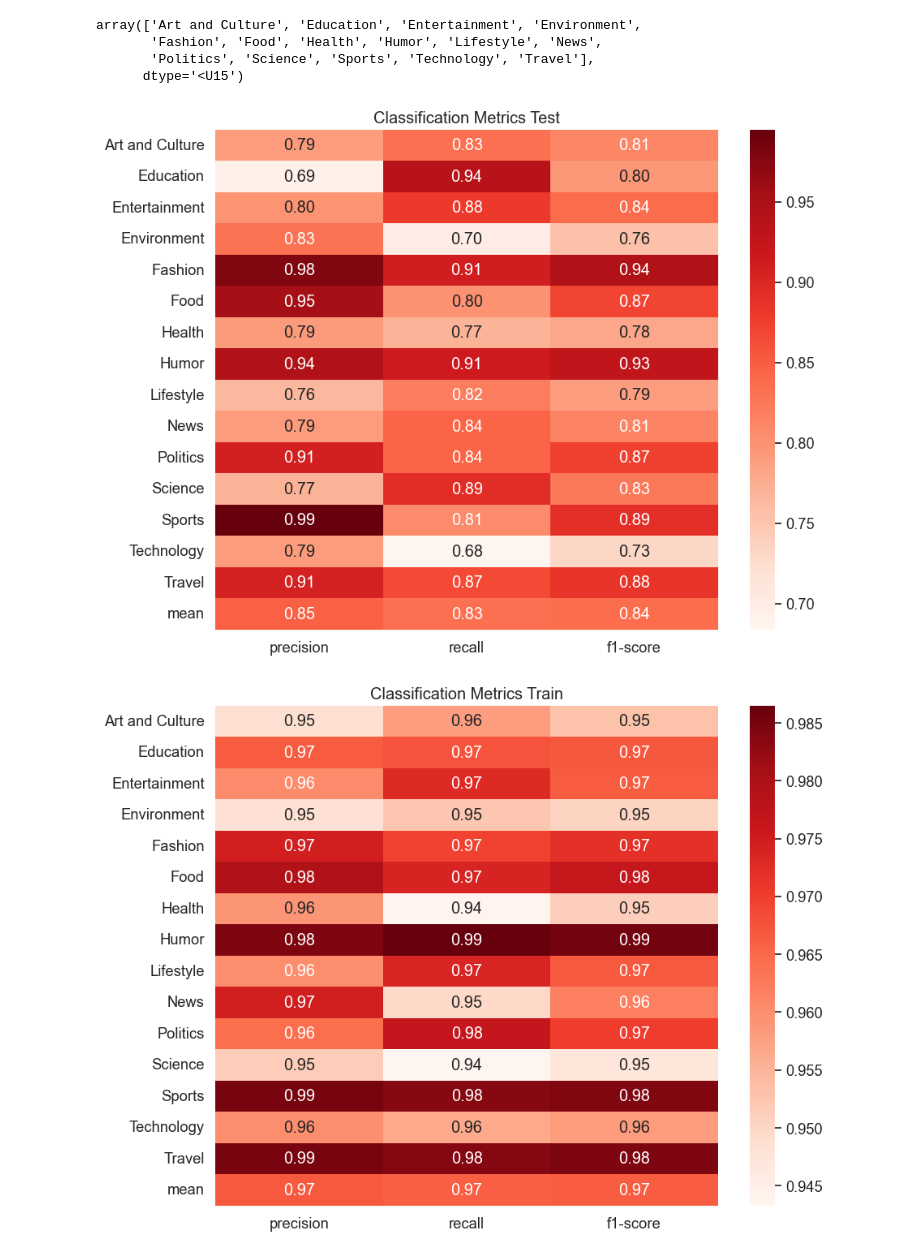
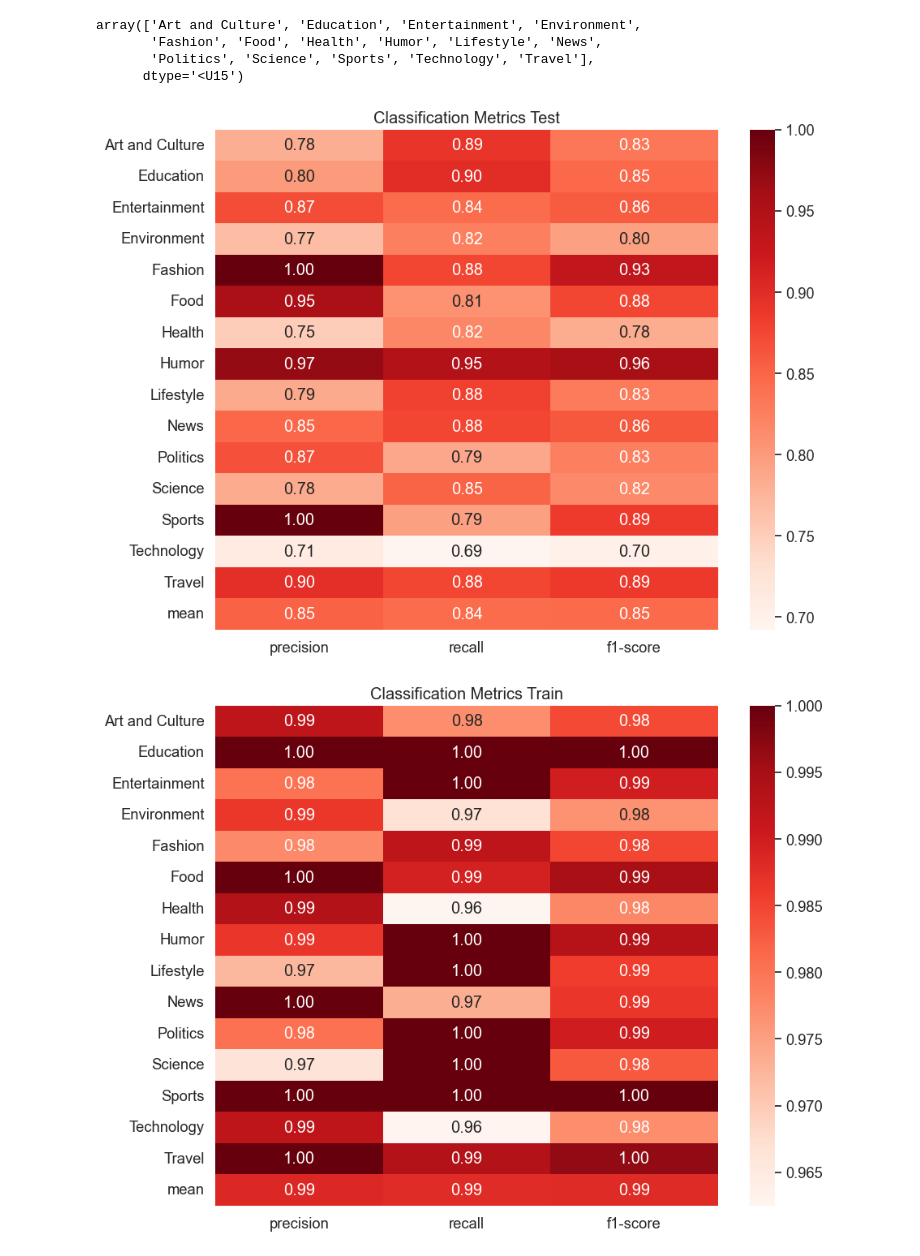
Before and after one commit to kirito-night/REDS, a Jupyter notebook: word2vecMLP.ipynb, the cells around one changed output. Saved outputs shown, nothing was run; the diff lists cells and outputs as text; code cells hidden in the pictures.

Commit message:
corriger cross validation

```diff
--- a/word2vecMLP.ipynb
+++ b/word2vecMLP.ipynb
@@ -252,9 +217,12 @@ def cross_validation(epochs, MLP,X, y, k=5, lr = 0.001,hidden_size=32, input_siz
     train_precisions = []
     test_precisions = []
     i = 0
-    kf = KFold(n_splits=k, shuffle=True)
+    kf = KFold(n_splits=k, shuffle=True, random_state=42)
 
-    models = []
+    model = MLP(input_size, hidden_size, 15)
+    criteria = nn.CrossEntropyLoss()
+    optimizer = torch.optim.Adam(model.parameters(), lr=lr)
+
     for train_index, test_index in kf.split(X):
         print(f'Fold {i+1}')
         i += 1
@@ -266,17 +234,10 @@ def cross_validation(epochs, MLP,X, y, k=5, lr = 0.001,hidden_size=32, input_siz
         test_loader = torch.utils.data.DataLoader(test_dataset, batch_size=batch_size, shuffle=True)
 
         # Initialize MLP with the correct number of output classes
-
-        model = MLP(input_size, hidden_size, 15)
-        criteria = nn.CrossEntropyLoss()
-        optimizer = torch.optim.Adam(model.parameters(), lr=lr)
-
-
         train_loss, test_loss, train_precision, test_precision = train(epochs, train_loader, test_loader, model, criteria, optimizer)
-        models.append(model)
 
         train_losses.append(train_loss)
         test_losses.append(test_loss)
         train_precisions.append(train_precision)
         test_precisions.append(test_precision)
-    return train_losses, test_losses, train_precisions, test_precisions, models
+    return train_losses, test_losses, train_precisions, test_precisions, model
@@ -291,7 +244,7 @@ X[:-5,:].shape
 # %%
 
 
-train_losses, test_losses, train_precisions, test_precisions, models = cross_validation(200, MLP,X, y, k=6, lr = 0.0003,hidden_size=32, input_size=vector_size,batch_size=32)
+train_losses, test_losses, train_precisions, test_precisions, model = cross_validation(200, MLP,X, y, k=6, lr = 0.0003,hidden_size=32, input_size=vector_size,batch_size=32)
 
 plt.figure()
 affichage(train_losses, test_losses, train_precisions, test_precisions)
@@ -318,9 +271,6 @@ Epoch 200: train loss: 0.054301288012753836, train precision: 0.9863636493682861
 # %%
 # calculate accuracy
 from sklearn.metrics import accuracy_score
-precision = 0.0
-for model in models:
-    precision += accuracy_score(y, model(torch.Tensor(X)).argmax(dim=1).numpy())
-precision /= len(models)
+precision = accuracy_score(y, model(torch.Tensor(X)).argmax(dim=1).numpy())
 print(f'Precision: {precision}')
 # %% [output]
@@ -328,9 +278,6 @@ Precision: 0.9661558109833971
 # %%
 # calculate accuracy
 from sklearn.metrics import accuracy_score
-precision = 0.0
-for model in models:
-    precision += accuracy_score(y_test, model(torch.Tensor(X_test)).argmax(dim=1).numpy())
-precision /= len(models)
+precision = accuracy_score(y_test, model(torch.Tensor(X_test)).argmax(dim=1).numpy())
 print(f'Precision: {precision}')
 # %% [output]
@@ -444,15 +387,12 @@ precision = np.zeros(15)
 recall = np.zeros(15)
 f1 = np.zeros(15)
 
-for mlp in models:
-    res = precision_recall_fscore_support(y_test, mlp(torch.tensor(X_test).float()).argmax(dim=1).numpy())
-    precision += res[0]
-    recall += res[1]
-    f1 += res[2]
 
-precision /= 6.
-recall /= 6.
-f1 /= 6.
+res = precision_recall_fscore_support(y_test, model(torch.tensor(X_test).float()).argmax(dim=1).numpy())
+precision += res[0]
+recall += res[1]
+f1 += res[2]
+
 
 precision_mean = precision.mean()
 recall_mean = recall.mean()
@@ -479,7 +419,7 @@ plt.title('Classification Metrics Test')
 plt.savefig("image/MLP Metrics")
 plt.show()
 # %% [output]
-[figure, old version]
+[figure, new version]
 # %%
 import matplotlib.pyplot as plt
 import seaborn as sns
@@ -491,39 +431,35 @@ precision = np.zeros(15)
 recall = np.zeros(15)
 f1 = np.zeros(15)
 
-for mlp in models:
-    res = precision_recall_fscore_support(y, mlp(torch.tensor(X).float()).argmax(dim=1).numpy())
-    precision += res[0]
-    recall += res[1]
-    f1 += res[2]
+res = precision_recall_fscore_support(y, model(torch.tensor(X).float()).argmax(dim=1).numpy())
+precision += res[0]
+recall += res[1]
+f1 += res[2]
 
-precision /= 6.
-recall /= 6.
-f1 /= 6.
 
 precision_mean = precision.mean()
 recall_mean = recall.mean()
 f1_mean = f1.mean()
 
 precision = np.append(precision, precision_mean)
 recall = np.append(recall, recall_mean)
 f1 = np.append(f1, f1_mean)
 
 # Calculate accuracy
 accuracy = np.diag(f1).sum() / f1.sum()
 
 # Combine the metrics into a single 2D array
 metrics = np.array([precision, recall, f1]).T
 
 # Assuming you have category names in the same order as the labels
 
 # Create a heatmap
 plt.figure(figsize=(10, 8))
 sns.heatmap(metrics, annot=True, fmt=".2f", cmap='Reds',
             xticklabels=['precision', 'recall', 'f1-score'],
             yticklabels=np.append(label_encoder.classes_,'mean'))
 plt.title('Classification Metrics Train')
 plt.savefig("image/MLP Train Metrics")
 plt.show()
 # %% [output]
-[figure, old version]
+[figure, new version]
```
Also changed, not shown: parts of 23 cells of this notebook.
